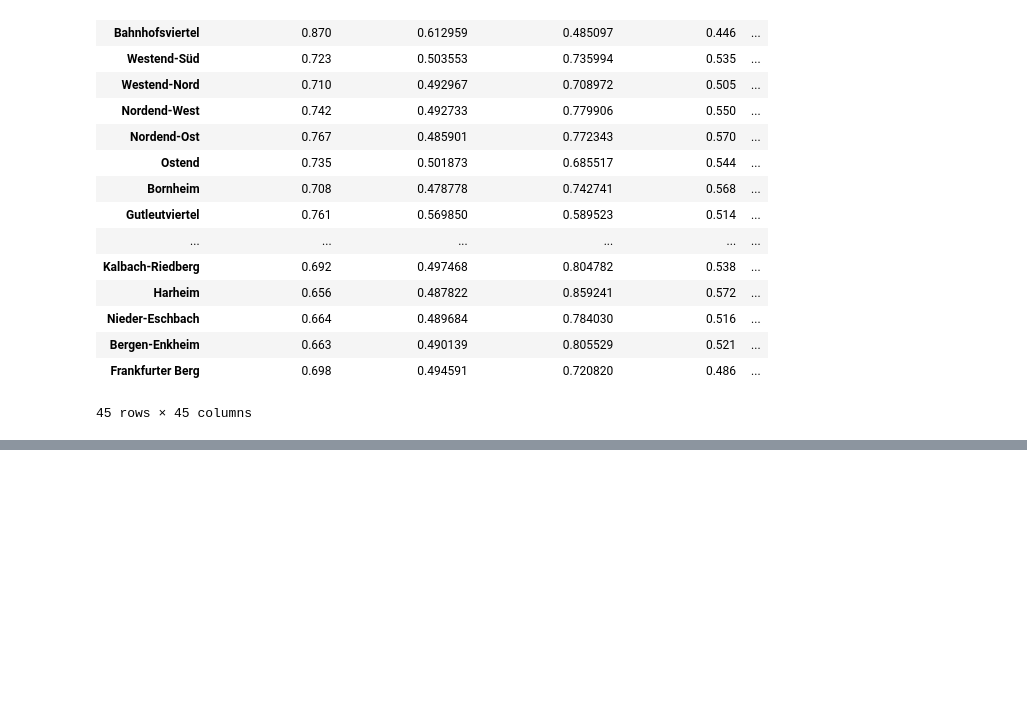
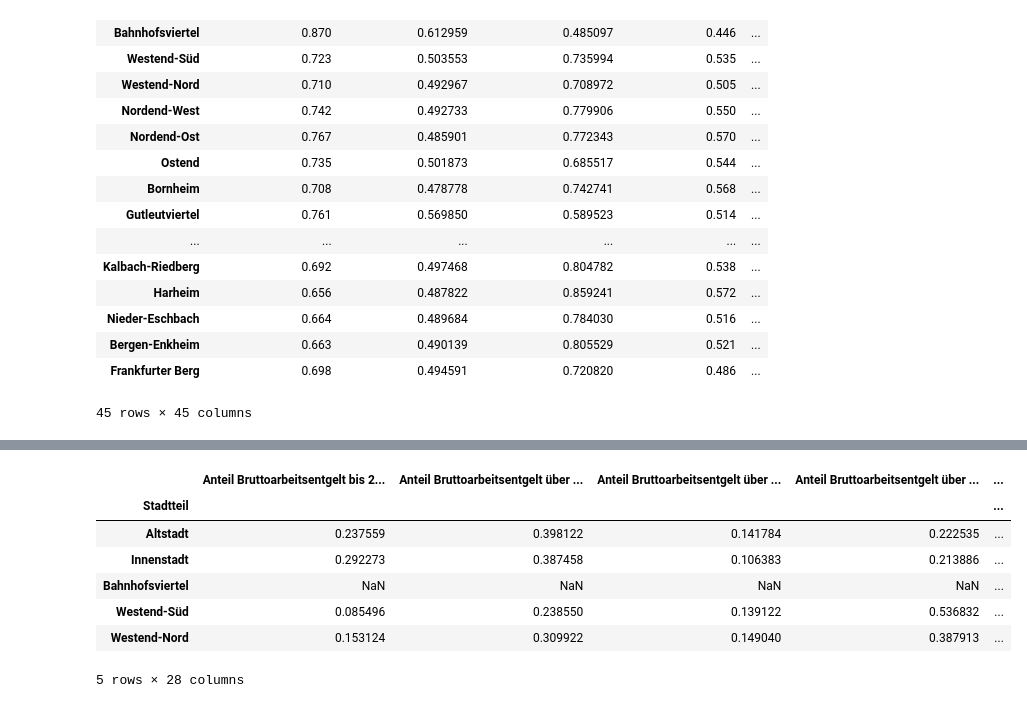
Before and after one commit to HugoMaier/DataScienceProject, a Jupyter notebook: data_analysis.ipynb, the cells around one changed output, grey strips where cells are left out. Cells and saved outputs as stored; diff of their text form; code cells hidden in the pictures; blank space fills up the shorter version.

```diff
--- a/data_analysis.ipynb
+++ b/data_analysis.ipynb
@@ -275,0 +292,35 @@ profile2012.to_file("report_2012.html")
+# %%
+df_arbeitsmarkt_other  = df_arbeitsmarkt['Stadtteil'].copy().to_frame()
+
+for row in lother:
+    df_arbeitsmarkt_other[row.strip().replace('\xa0', ' ')] = df_arbeitsmarkt[row].copy()
+
+def preprocess_other(df_old):
+    df = pd.DataFrame(index=df_old.index)
+    df= pd.DataFrame(index=df_arbeitsmarkt_other.index)
+    df['Stadtteil'] = df_old['Stadtteil']
+    bis_2000 = pd.to_numeric(df_old['Sozialversicherungspflichtig Beschäftigte (Wohnort) Bruttoarbeitsentgelt bis 2.000 \x80  2010'], errors='coerce')
+    von2000bis4000 = pd.to_numeric(df_old['Sozialversicherungspflichtig Beschäftigte (Wohnort) Bruttoarbeitsentgelt über 2.000 bis 4.000 \x80  2010'], errors='coerce')
+    von4000bis5000 = pd.to_numeric(df_old['Sozialversicherungspflichtig Beschäftigte (Wohnort) Bruttoarbeitsentgelt über 4.000 bis 5.000 \x80  2010'], errors='coerce')
+    über5000 = pd.to_numeric(df_old['Sozialversicherungspflichtig Beschäftigte (Wohnort) Bruttoarbeitsentgelt über 5.000 \x80  2010'], errors='coerce')
+    gesamt = bis_2000+von2000bis4000+von4000bis5000+über5000
+    df['Anteil Bruttoarbeitsentgelt bis 2.000'] = 1.0*bis_2000/gesamt
+    df['Anteil Bruttoarbeitsentgelt über 2.000 bis 4.000'] = 1.0*von2000bis4000/gesamt
+    df['Anteil Bruttoarbeitsentgelt über 4.000 bis 5.000'] = 1.0*von4000bis5000/gesamt
+    df['Anteil Bruttoarbeitsentgelt über 5.000'] = 1.0*über5000/gesamt
+    df['Median Bruttoarbeitsentgelte'] = pd.to_numeric(df_arbeitsmarkt_other['Sozialversicherungspflichtig Beschäftigte (Wohnort) Median Bruttoarbeitsentgelte  2010'], errors='coerce')
+    return df
+df_arbeitsmarkt_preprocessed_other = preprocess_other(df_arbeitsmarkt_other)
+
+merge_other = df_arbeitsmarkt_preprocessed_other.set_index('Stadtteil').join(df_bw2017_zst_preprocessed.set_index('Stadtteilname'))
+merge_other.to_pickle("./data_other.pkl")
+merge_other.head()
+# %% [output]
+|  | Anteil Bruttoarbeitsentgelt bis 2... | Anteil Bruttoarbeitsentgelt über ... | Anteil Bruttoarbeitsentgelt über ... | Anteil Bruttoarbeitsentgelt über ... | ... |
+| Stadtteil |  |  |  |  | ... |
+| Altstadt | 0.237559 | 0.398122 | 0.141784 | 0.222535 | ... |
+| Innenstadt | 0.292273 | 0.387458 | 0.106383 | 0.213886 | ... |
+| Bahnhofsviertel | NaN | NaN | NaN | NaN | ... |
+| Westend-Süd | 0.085496 | 0.238550 | 0.139122 | 0.536832 | ... |
+| Westend-Nord | 0.153124 | 0.309922 | 0.149040 | 0.387913 | ... |
+5 rows × 28 columns
```
Also changed, not shown: parts of 4 cells of this notebook, 2 other files.
